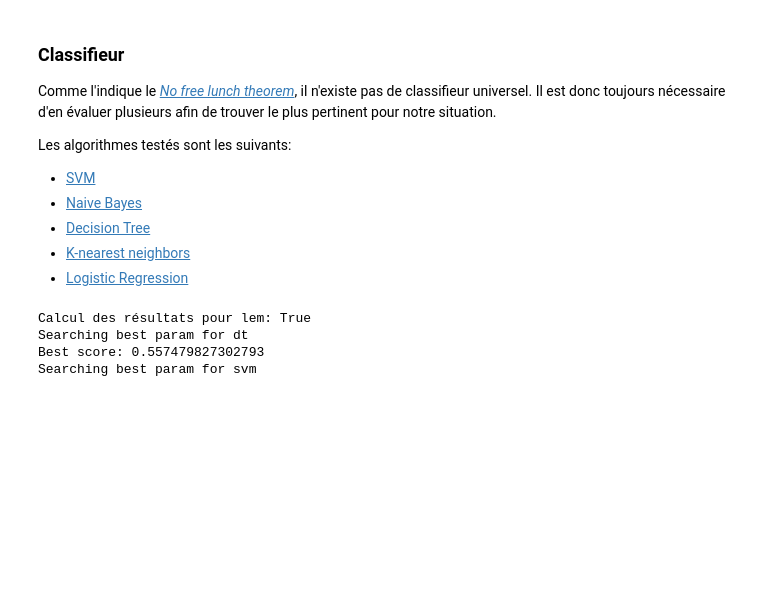
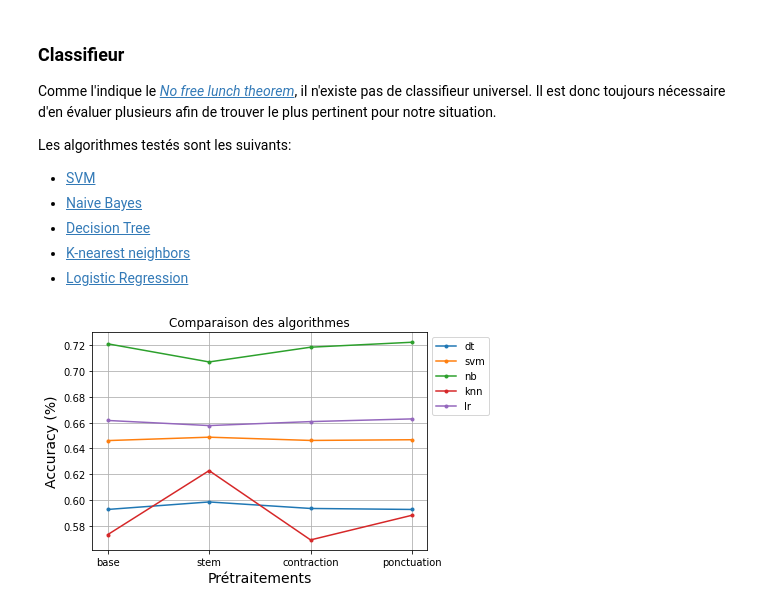
Before and after one commit to massykezzoul/fact-checking-classification, a Jupyter notebook: src/classification.ipynb, the cells around one changed output. Cells and saved outputs as stored; diff of their text form; code cells hidden in the pictures; blank space fills up the shorter version.

```diff
--- a/src/classification.ipynb
+++ b/src/classification.ipynb
@@ -197,7 +198,7 @@ def gridSearch(X, y, verbose=False):
         gd_sr = GridSearchCV(estimator=model,
                          param_grid=param[name],
                          scoring='accuracy',
-                         cv=5,
+                         cv=2,
                          n_jobs=-1)
 
         gd_sr.fit(X, y)
@@ -208,11 +209,11 @@ def gridSearch(X, y, verbose=False):
         del gd_sr
     return predictions
 
-#predictions = gridSearch(vector, y)
+#gridSearch(vector, y)
 # %%
 def pretraitmentSearch(X_origin, y, verbose=False):
-    options = ['lem', 'stem', 'contraction', 'ponctuation', 'stopword']
-    base_options = {'lowercase': True, 'number2words': True}
+    options = ['base', 'stem', 'contraction','ponctuation']
+    base_options = {'lowercase': True}
     predictions = []
 
     ngram=(1,2)
@@ -230,7 +231,8 @@ def pretraitmentSearch(X_origin, y, verbose=False):
 
         for op, v in base_options.items():
             setattr(pretraitement, '_'+op, v)
-        setattr(pretraitement, '_'+option, True)
+        if option != 'base':
+            setattr(pretraitement, '_'+option, True)
 
         X = pretraitement.fit_transform(X_origin)
 
@@ -246,17 +248,29 @@ def pretraitmentSearch(X_origin, y, verbose=False):
         del vector, X, pretraitement
 
     models = {}
-    for name, a,b,c in predictions:
-        models[name] = pd.DataFrame([], columns=['option', 'score'])
 
-    for option, (name, score, a , b) in zip(options, predictions):
-        models[name].append({'option': option, 'score': score})
+    for algo in predictions[0]:
+        models[algo[0]] = pd.DataFrame([], columns=['option', 'score'])
+
+    for option, pred in zip(options, predictions):
+        for algo in pred:
+            models[algo[0]] = models[algo[0]].append({'option': option, 'score': algo[1]}, ignore_index=True)
 
     return models
 # %%
-models_result = pretraitmentSearch(X_origin, y, verbose=True)
+models_result = pretraitmentSearch(X_origin, y, verbose=False)
-# %% [output]
-Calcul des résultats pour lem: True
-Searching best param for dt
-Best score: 0.557479827302793
-Searching best param for svm
+# %%
+def plot_models_lines(models):
+    for name, model in models.items():
+        plt.plot(model['option'], model['score'], label=name,marker='.')
+
+    plt.title('Comparaison des algorithmes')
+    plt.xlabel('Prétraitements',fontsize=14)
+    plt.ylabel('Accuracy (%)',fontsize=14)
+    plt.grid()
+    plt.legend(loc=1,bbox_to_anchor=(1.20, 1))
+    plt.show()
+# %%
+plot_models_lines(models_result)
+# %% [output]
+[figure, added]
```
Also changed, not shown: parts of 4 cells of this notebook, 7 other files.
